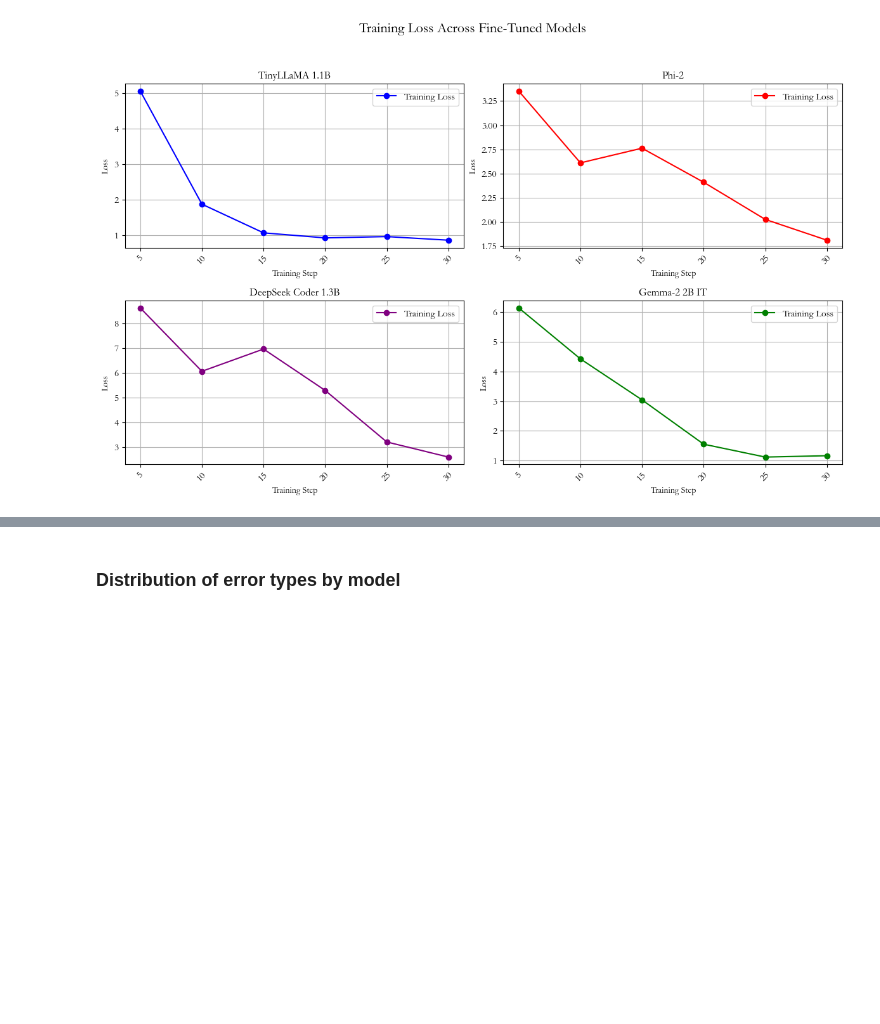
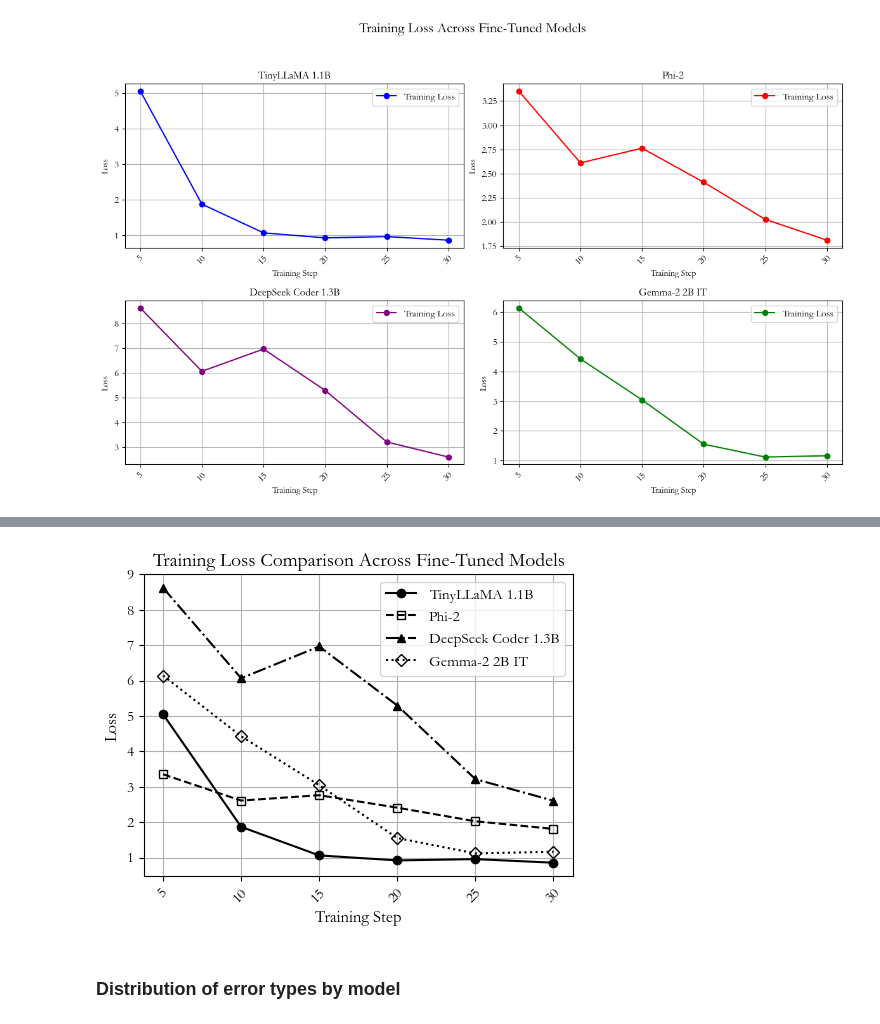
Before and after one commit to aisha1021/llms-financebench, a Jupyter notebook: llms_hf_models_figures.ipynb, the cells around one changed output, grey strips where cells are left out. Saved outputs shown, nothing was run; the diff lists cells and outputs as text; code cells hidden in the pictures; blank space fills up the shorter version.

```diff
--- a/llms_hf_models_figures.ipynb
+++ b/llms_hf_models_figures.ipynb
@@ -216,3 +286,73 @@ plt.show()
+# %%
+import matplotlib.pyplot as plt
+
+# Data for each model
+models = {
+    "TinyLLaMA 1.1B": {
+        "steps": [5, 10, 15, 20, 25, 30],
+        "losses": [5.049200, 1.867500, 1.060700, 0.919400, 0.955900, 0.854600],
+        "linestyle": "-",  # Solid line
+        "marker": 'o',  # Circle
+        "markerfacecolor": 'black',  # Unshaded
+        "markeredgecolor": 'black'  # Gray outline
+    },
+    "Phi-2": {
+        "steps": [5, 10, 15, 20, 25, 30],
+        "losses": [3.352500, 2.610100, 2.762100, 2.409700, 2.025100, 1.810400],
+        "linestyle": "--",  # Dashed line
+        "marker": 's',  # Square
+        "markerfacecolor": 'none',  # Unshaded
+        "markeredgecolor": 'black'  # Gray outline
+    },
+    "DeepSeek Coder 1.3B": {
+        "steps": [5, 10, 15, 20, 25, 30],
+        "losses": [8.621300, 6.066200, 6.964400, 5.295300, 3.215000, 2.605600],
+        "linestyle": "-.",  # Dash-dot line
+        "marker": '^',  # Triangle up
+        "markerfacecolor": 'black',  # Shaded
+        "markeredgecolor": 'black'  # Gray outline
+    },
+    "Gemma-2 2B IT": {
+        "steps": [5, 10, 15, 20, 25, 30],
+        "losses": [6.142400, 4.427300, 3.044900, 1.551300, 1.117600, 1.162700],
+        "linestyle": ":",  # Dotted line
+        "marker": 'D',  # Diamond
+        "markerfacecolor": 'none',  # Unshaded
+        "markeredgecolor": 'black'  # Gray outline
+    }
+}
+
+# Plot
+fig, ax = plt.subplots(figsize=(5, 4))  # Create a figure and axis
+for model_name, data in models.items():
+    ax.plot(
+        data["steps"],
+        data["losses"],
+        marker=data["marker"],  # Use the specified marker shape
+        linestyle=data["linestyle"],  # Use the specified line style
+        color='black',  # Set color to gray for all models
+        markerfacecolor=data["markerfacecolor"],  # Marker fill color
+        markeredgecolor=data["markeredgecolor"],  # Marker edge color
+        label=model_name
+    )
+
+# # Remove top and right spines, keep left and bottom
+# for spine in ax.spines.values():
+#     spine.set_visible(False)
+# ax.spines['left'].set_visible(True)
+# ax.spines['bottom'].set_visible(True)
+
+# Formatting
+plt.title("Training Loss Comparison Across Fine-Tuned Models", fontsize=14)
+plt.xlabel("Training Step", fontsize=12)
+plt.ylabel("Loss", fontsize=12)
+plt.grid(True)
+plt.legend()
+plt.tight_layout()
+plt.xticks(rotation=45)
+plt.show()
+# %% [output]
+[figure, added]
 # %% [markdown]
 ### Distribution of error types by model
 # %%
```
Also changed, not shown: parts of 6 cells of this notebook.
